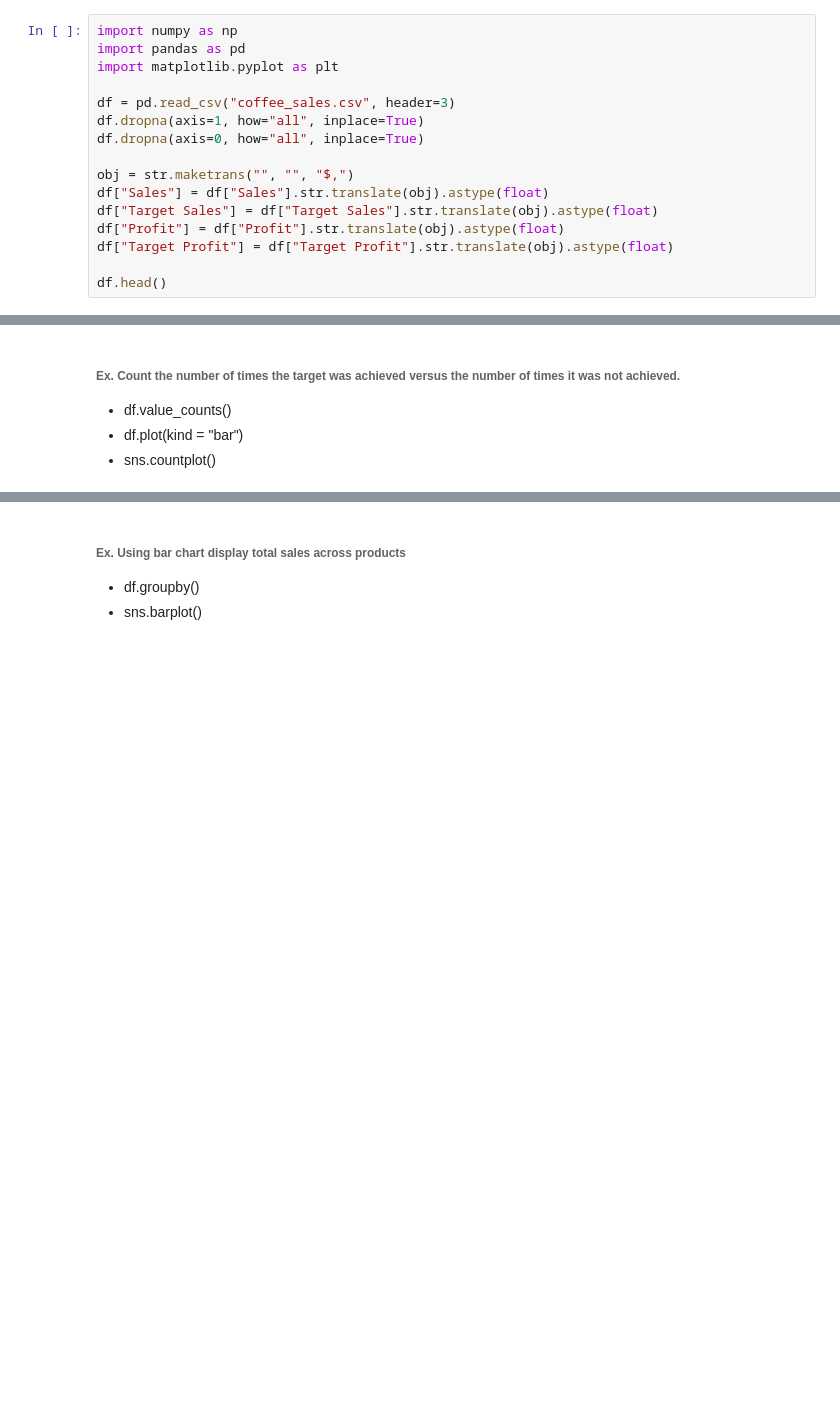
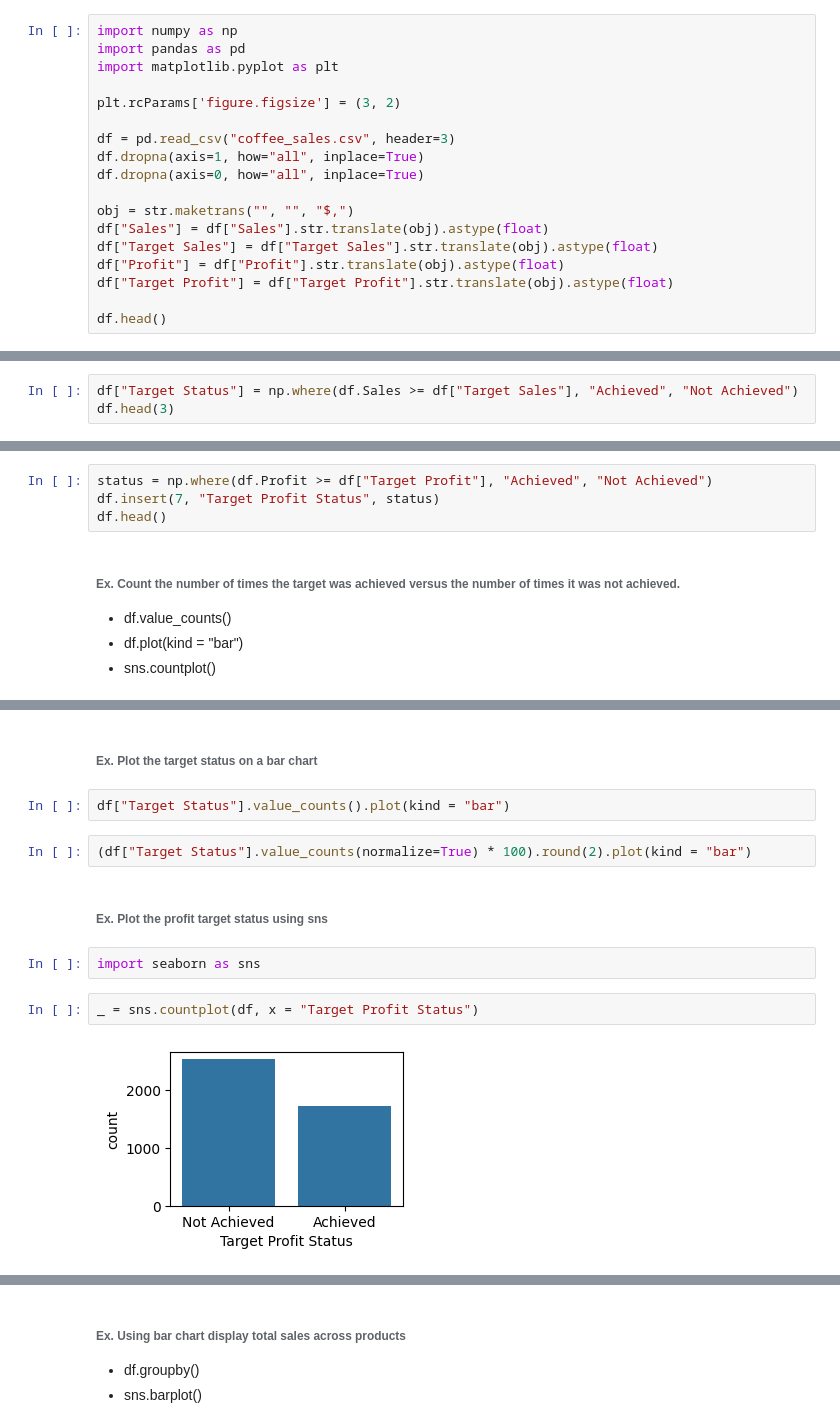
Before and after one commit to knowledge-corner/Renault-Nissan-Python-Training, a Jupyter notebook: Day - 4.ipynb, the cells around one changed output, grey strips where cells are left out. Drawn from its saved outputs; the diff is of its cells as text; blank space fills up the shorter version.

```diff
--- a/Day - 4.ipynb
+++ b/Day - 4.ipynb
@@ -4,6 +4,8 @@
 import numpy as np
 import pandas as pd
 import matplotlib.pyplot as plt
+
+plt.rcParams['figure.figsize'] = (3, 2)
 
 df = pd.read_csv("coffee_sales.csv", header=3)
 df.dropna(axis=1, how="all", inplace=True)
@@ -31,3 +26,6 @@ df.head()
 - map(), replace(), apply()
 # %% [markdown]
 ###### Ex. Add column Target Status
+# %%
+df["Target Status"] = np.where(df.Sales >= df["Target Sales"], "Achieved", "Not Achieved")
+df.head(3)
@@ -34,3 +34,7 @@ df.head()
+# %%
+status = np.where(df.Profit >= df["Target Profit"], "Achieved", "Not Achieved")
+df.insert(7, "Target Profit Status", status)
+df.head()
 # %% [markdown]
 ###### Ex. Count the number of times the target was achieved versus the number of times it was not achieved.
 - df.value_counts()
@@ -38,0 +49,14 @@ df.head()
+# %% [markdown]
+###### Ex. Plot the target status on a bar chart
+# %%
+df["Target Status"].value_counts().plot(kind = "bar")
+# %%
+(df["Target Status"].value_counts(normalize=True) * 100).round(2).plot(kind = "bar")
+# %% [markdown]
+###### Ex. Plot the profit target status using sns
+# %%
+import seaborn as sns
+# %%
+_ = sns.countplot(df, x = "Target Profit Status")
+# %% [output]
+[figure, added]
```
Also changed, not shown: parts of 12 cells of this notebook, 1 other file.
